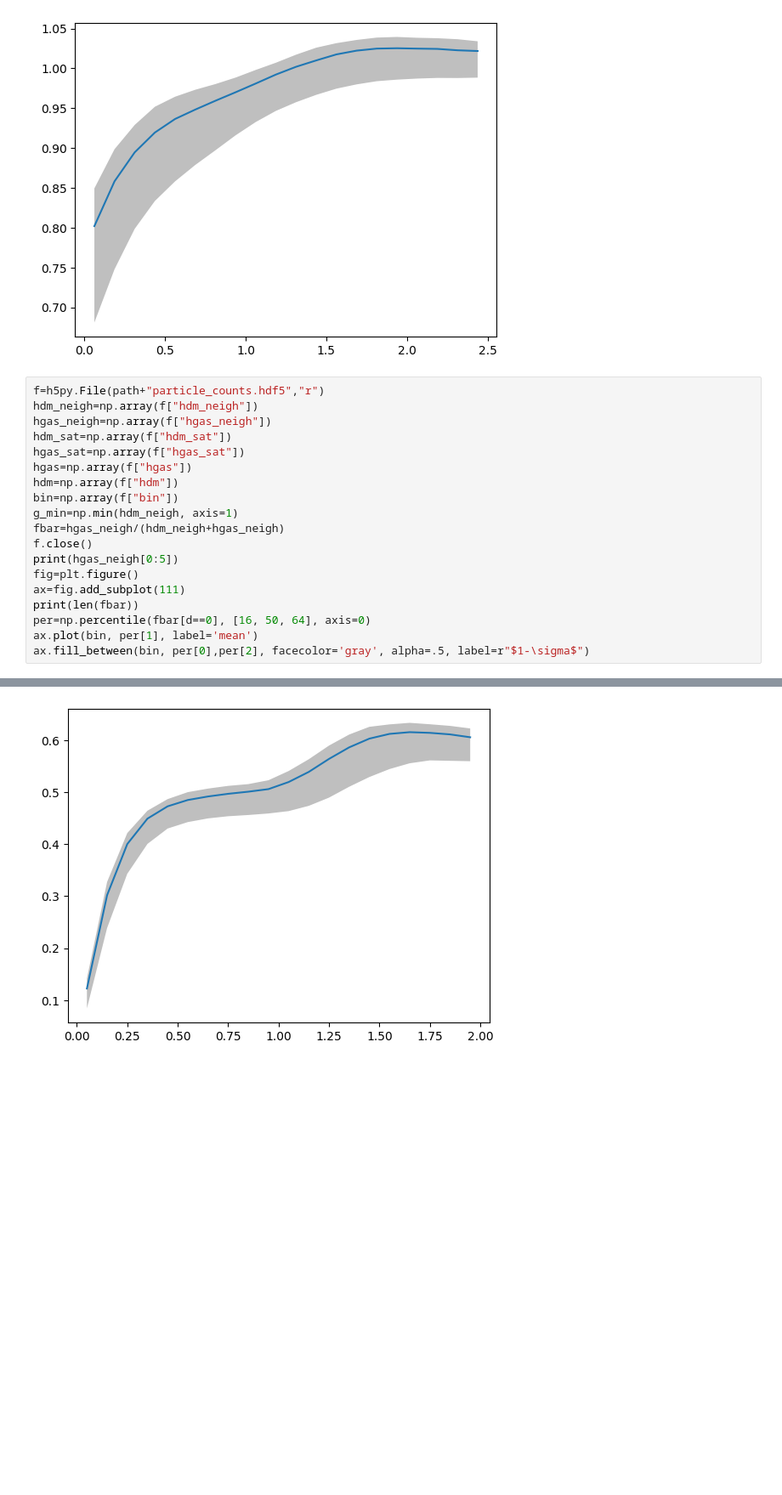
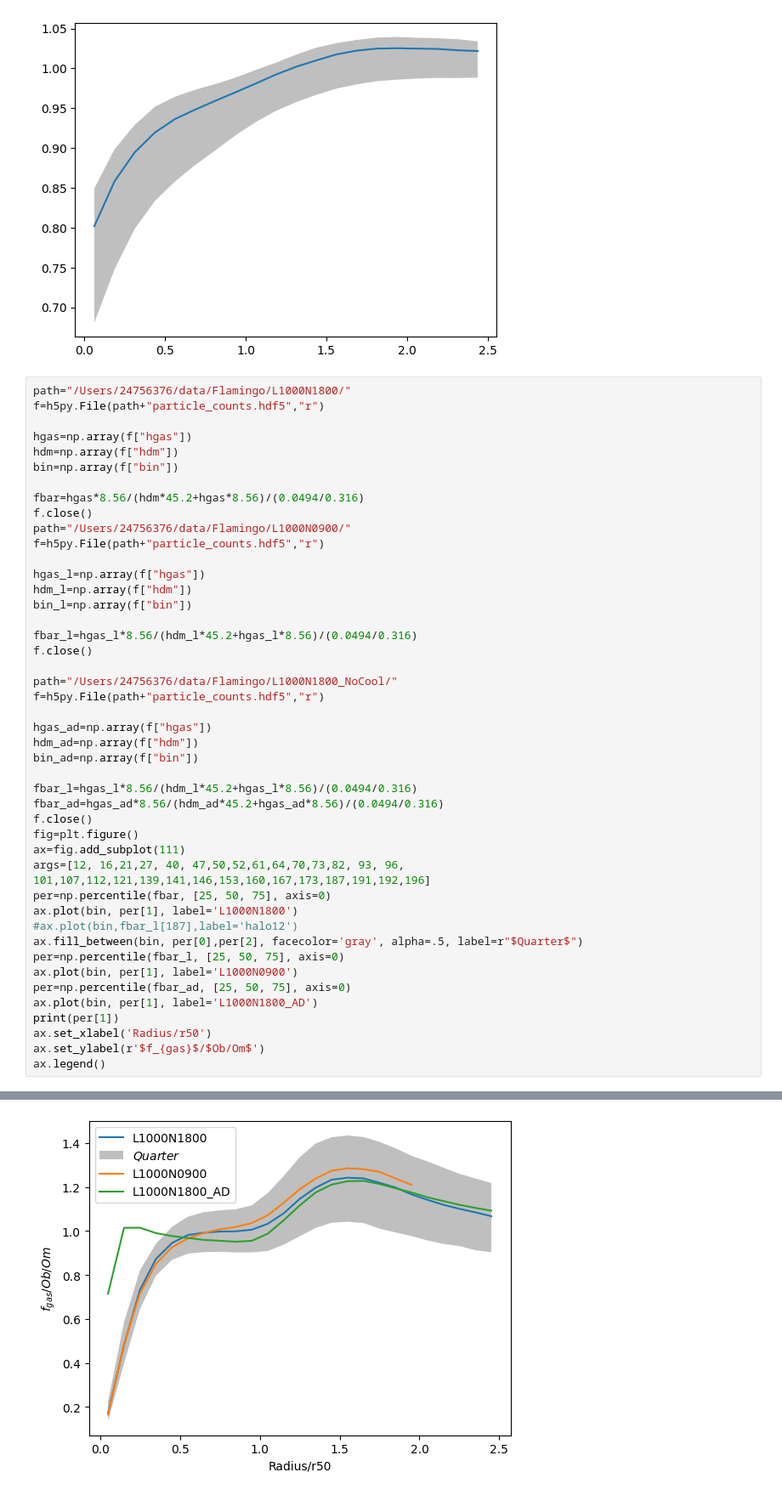
Before and after one commit to yjqqyjq/code, a Jupyter notebook: kdtree.ipynb, the cells around one changed output, grey strips where cells are left out. Shown at 85% size. Cells and saved outputs as stored; diff of their text form; blank space fills up the shorter version.

```diff
--- a/kdtree.ipynb
+++ b/kdtree.ipynb
@@ -155,22 +149,48 @@ ax.fill_between(bin, per[0],per[2], facecolor='gray', alpha=.5, label=r"$1-\sigm
 <matplotlib.collections.FillBetweenPolyCollection at 0x...>
 [figure]
 # %%
+path="/Users/24756376/data/Flamingo/L1000N1800/"
 f=h5py.File(path+"particle_counts.hdf5","r")
-hdm_neigh=np.array(f["hdm_neigh"])
-hgas_neigh=np.array(f["hgas_neigh"])
-hdm_sat=np.array(f["hdm_sat"])
-hgas_sat=np.array(f["hgas_sat"])
+
 hgas=np.array(f["hgas"])
 hdm=np.array(f["hdm"])
 bin=np.array(f["bin"])
-g_min=np.min(hdm_neigh, axis=1)
-fbar=hgas_neigh/(hdm_neigh+hgas_neigh)
+
+fbar=hgas*8.56/(hdm*45.2+hgas*8.56)/(0.0494/0.316)
 f.close()
-print(hgas_neigh[0:5])
+path="/Users/24756376/data/Flamingo/L1000N0900/"
+f=h5py.File(path+"particle_counts.hdf5","r")
+
+hgas_l=np.array(f["hgas"])
+hdm_l=np.array(f["hdm"])
+bin_l=np.array(f["bin"])
+
+fbar_l=hgas_l*8.56/(hdm_l*45.2+hgas_l*8.56)/(0.0494/0.316)
+f.close()
+
+path="/Users/24756376/data/Flamingo/L1000N1800_NoCool/"
+f=h5py.File(path+"particle_counts.hdf5","r")
+
+hgas_ad=np.array(f["hgas"])
+hdm_ad=np.array(f["hdm"])
+bin_ad=np.array(f["bin"])
+
+fbar_l=hgas_l*8.56/(hdm_l*45.2+hgas_l*8.56)/(0.0494/0.316)
+fbar_ad=hgas_ad*8.56/(hdm_ad*45.2+hgas_ad*8.56)/(0.0494/0.316)
+f.close()
 fig=plt.figure()
 ax=fig.add_subplot(111)
-print(len(fbar))
-per=np.percentile(fbar[d==0], [16, 50, 64], axis=0)
-ax.plot(bin, per[1], label='mean')
-ax.fill_between(bin, per[0],per[2], facecolor='gray', alpha=.5, label=r"$1-\sigma$")
+args=[12, 16,21,27, 40, 47,50,52,61,64,70,73,82, 93, 96, 101,107,112,121,139,141,146,153,160,167,173,187,191,192,196]
+per=np.percentile(fbar, [25, 50, 75], axis=0)
+ax.plot(bin, per[1], label='L1000N1800')
+#ax.plot(bin,fbar_l[187],label='halo12')
+ax.fill_between(bin, per[0],per[2], facecolor='gray', alpha=.5, label=r"$Quarter$")
+per=np.percentile(fbar_l, [25, 50, 75], axis=0)
+ax.plot(bin, per[1], label='L1000N0900')
+per=np.percentile(fbar_ad, [25, 50, 75], axis=0)
+ax.plot(bin, per[1], label='L1000N1800_AD')
+print(per[1])
+ax.set_xlabel('Radius/r50')
+ax.set_ylabel(r'$f_{gas}$/$Ob/Om$')
+ax.legend()
 # %% [output]
@@ -189,2 +203,2 @@ ax.fill_between(bin, per[0],per[2], facecolor='gray', alpha=.5, label=r"$1-\sigm
-[figure, old version]
+[figure, new version]
 # %%
```
Also changed, not shown: parts of 8 cells of this notebook, 14 other files.
